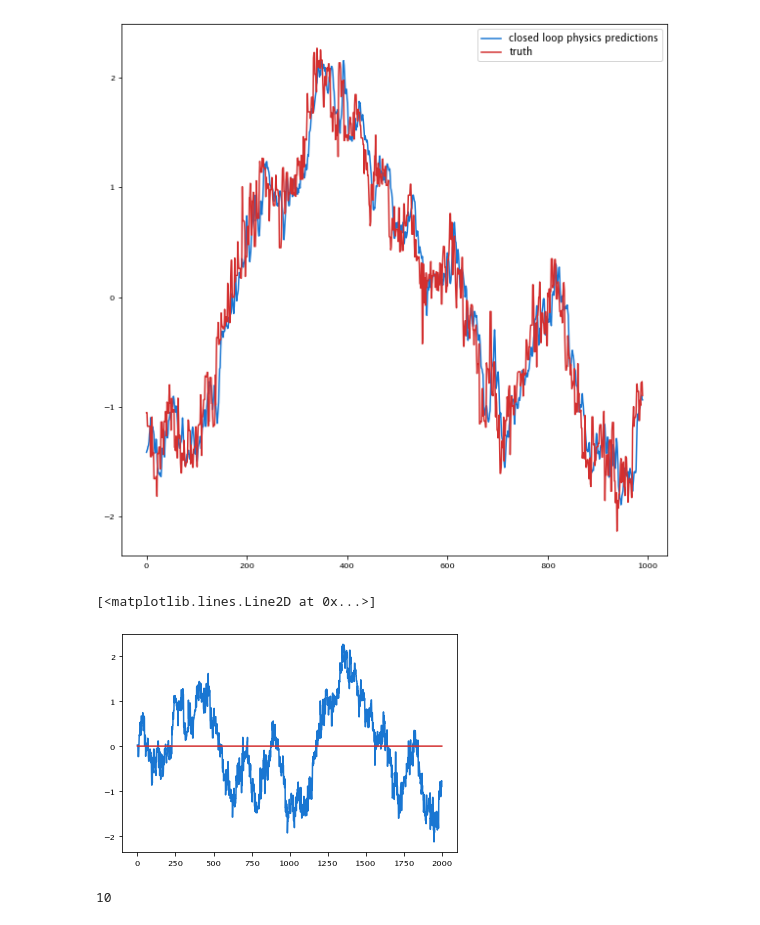
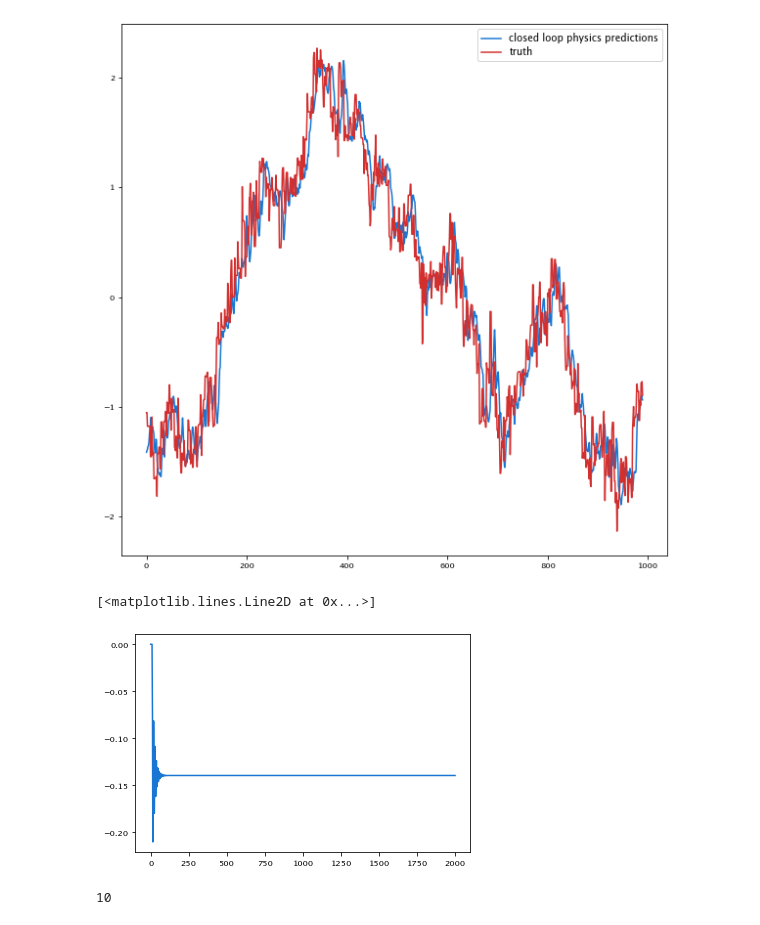
Before and after one commit to aditya-sengupta/tip-tilt-control, a Jupyter notebook: control/dev/final_tester.ipynb, the cells around one changed output. Cells and saved outputs as stored; diff of their text form; code cells hidden in the pictures.

```diff
--- a/control/dev/final_tester.ipynb
+++ b/control/dev/final_tester.ipynb
@@ -17,20 +17,22 @@ plt.legend()
 # %%
 # just rewriting a Kalman control simulation inline here because something's not working
 
 size = truth.size
 state_size = kalman.kfilter.A.shape[0]
 shifts = np.diff(truth)
 actions = np.zeros(size)
 state = np.flip(truth[:state_size])
 residuals = np.zeros(size)
 residuals[:state_size] = truth[:state_size]
 predictions = np.zeros(size)
 for i in range(state_size, size):
     residuals[i] = residuals[i - 1] + actions[i - 1] + shifts[i - 1]
-    predictions[i] = kalman.kfilter.H.dot(kalman.kfilter.A.dot(state))
+    kalman.kfilter.update()
+
+plt.plot(predictions)
 # %% [output]
 [<matplotlib.lines.Line2D at 0x...>]
-[figure, old version]
+[figure, new version]
 # %%
 kalman.kfilter.A.shape[0]
 # %% [output]
```
Also changed, not shown: 8 other files.
